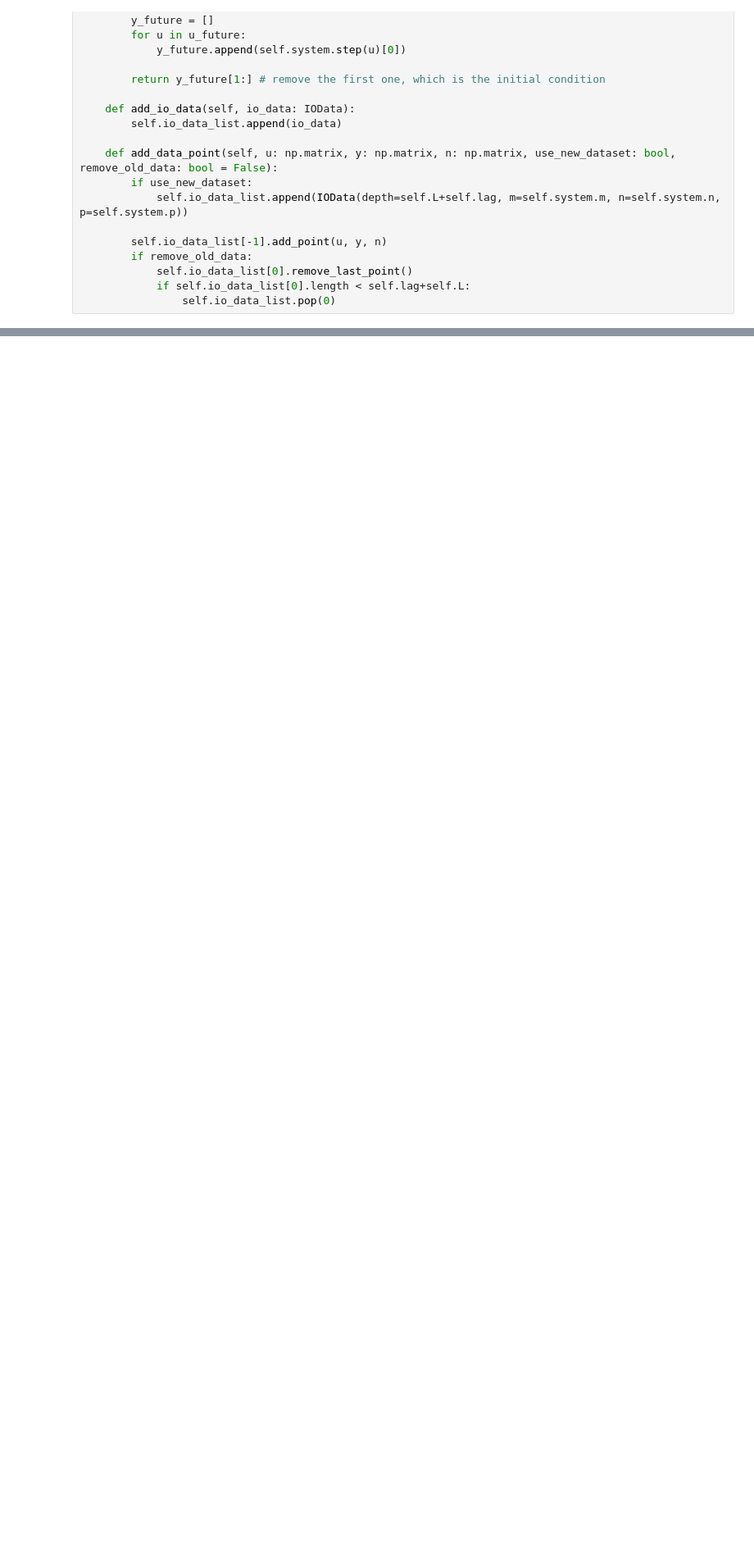
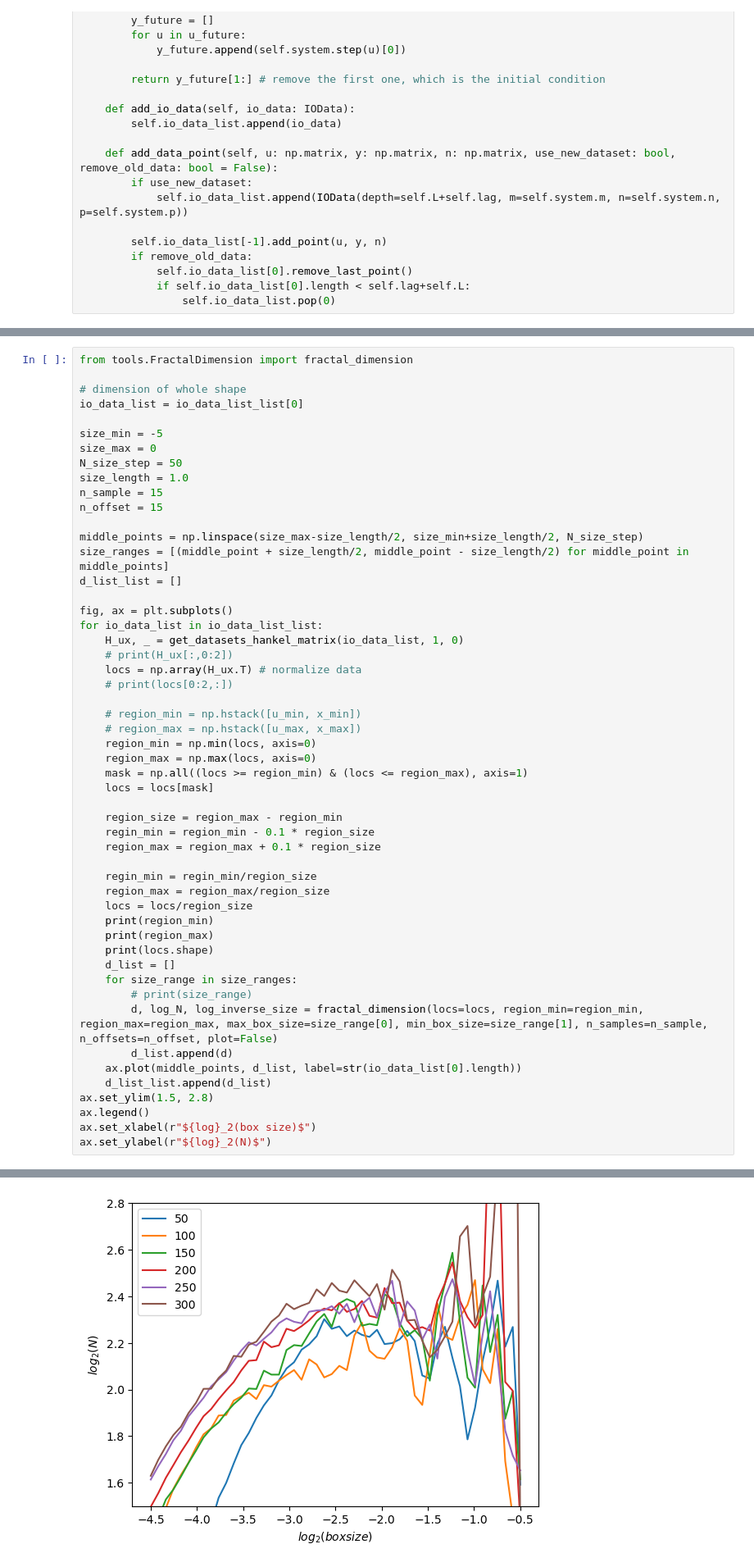
Before and after one commit to HuangYujun-JunkyTalent/DataDrivenSafetyFilter, a Jupyter notebook: double_integrator_test.ipynb, the cells around one changed output, grey strips where cells are left out. Shown at 82% size. Drawn from its saved outputs; the diff is of its cells as text; blank space fills up the shorter version.

```diff
--- a/double_integrator_test.ipynb
+++ b/double_integrator_test.ipynb
@@ -374,0 +376,53 @@ Maximum of Error 0.021403343332873897
+# %%
+from tools.FractalDimension import fractal_dimension
+
+# dimension of whole shape
+io_data_list = io_data_list_list[0]
+
+size_min = -5
+size_max = 0
+N_size_step = 50
+size_length = 1.0
+n_sample = 15
+n_offset = 15
+
+middle_points = np.linspace(size_max-size_length/2, size_min+size_length/2, N_size_step)
+size_ranges = [(middle_point + size_length/2, middle_point - size_length/2) for middle_point in middle_points]
+d_list_list = []
+
+fig, ax = plt.subplots()
+for io_data_list in io_data_list_list:
+    H_ux, _ = get_datasets_hankel_matrix(io_data_list, 1, 0)
+    # print(H_ux[:,0:2])
+    locs = np.array(H_ux.T) # normalize data
+    # print(locs[0:2,:])
+
+    # region_min = np.hstack([u_min, x_min])
+    # region_max = np.hstack([u_max, x_max])
+    region_min = np.min(locs, axis=0)
+    region_max = np.max(locs, axis=0)
+    mask = np.all((locs >= region_min) & (locs <= region_max), axis=1)
+    locs = locs[mask]
+
+    region_size = region_max - region_min
+    regin_min = region_min - 0.1 * region_size
+    region_max = region_max + 0.1 * region_size
+
+    regin_min = regin_min/region_size
+    region_max = region_max/region_size
+    locs = locs/region_size
+    print(region_min)
+    print(region_max)
+    print(locs.shape)
+    d_list = []
+    for size_range in size_ranges:
+        # print(size_range)
+        d, log_N, log_inverse_size = fractal_dimension(locs=locs, region_min=region_min, region_max=region_max, max_box_size=size_range[0], min_box_size=size_range[1], n_samples=n_sample, n_offsets=n_offset, plot=False)
+        d_list.append(d)
+    ax.plot(middle_points, d_list, label=str(io_data_list[0].length))
+    d_list_list.append(d_list)
+ax.set_ylim(1.5, 2.8)
+ax.legend()
+ax.set_xlabel(r"${log}_2(box size)$")
+ax.set_ylabel(r"${log}_2(N)$")
+# %% [output]
@@ -375 +448,2 @@ Maximum of Error 0.021403343332873897
+[figure, added]
 # %%
```
Also changed, not shown: parts of 8 cells of this notebook, 1 other file.
